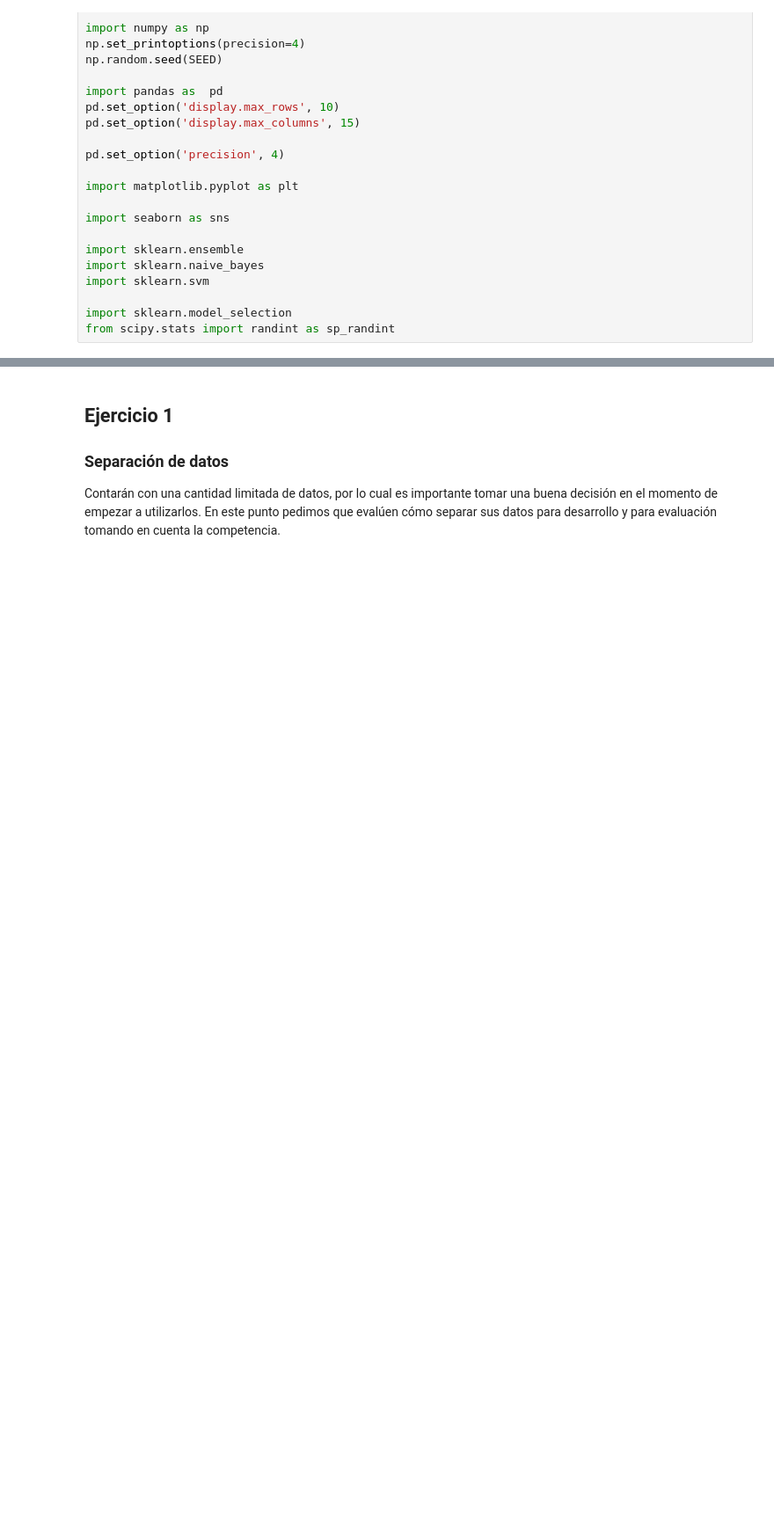
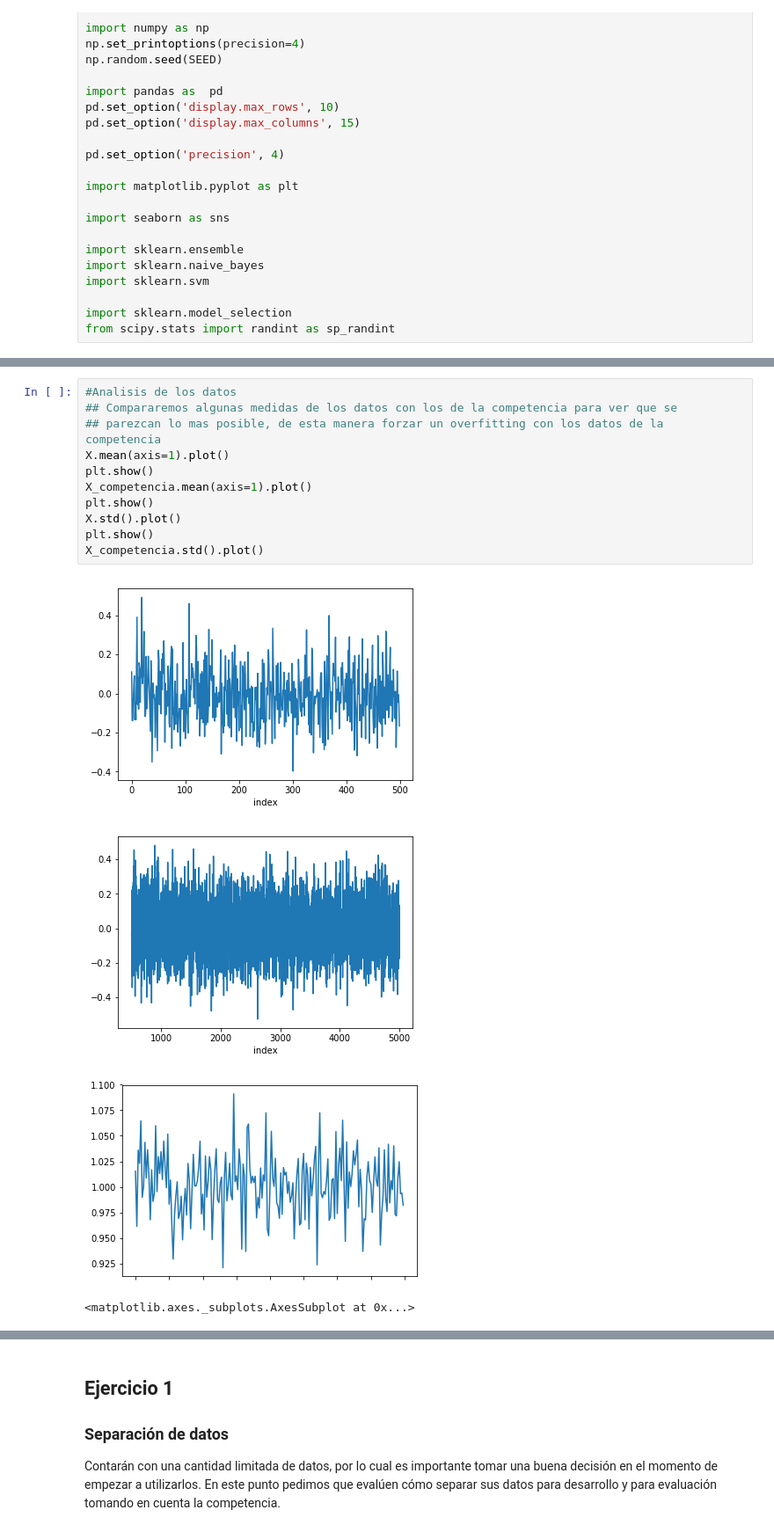
Before and after one commit to smcsicardi/machineLearning, a Jupyter notebook: TP1/TP1.ipynb, the cells around one changed output, grey strips where cells are left out. Shown at 88% size. Saved outputs shown, nothing was run; the diff lists cells and outputs as text; blank space fills up the shorter version.

```diff
--- a/TP1/TP1.ipynb
+++ b/TP1/TP1.ipynb
@@ -91,3 +95,19 @@ display(y)
 | 498 | 0 |
 | 499 | 0 |
 500 rows × 1 columns
+# %%
+#Analisis de los datos
+## Compararemos algunas medidas de los datos con los de la competencia para ver que se
+## parezcan lo mas posible, de esta manera forzar un overfitting con los datos de la competencia
+X.mean(axis=1).plot()
+plt.show()
+X_competencia.mean(axis=1).plot()
+plt.show()
+X.std().plot()
+plt.show()
+X_competencia.std().plot()
+# %% [output]
+[figure, added]
+[figure, added]
+[figure, added]
+<matplotlib.axes._subplots.AxesSubplot at 0x...>
```
Also changed, not shown: parts of 5 cells of this notebook.
